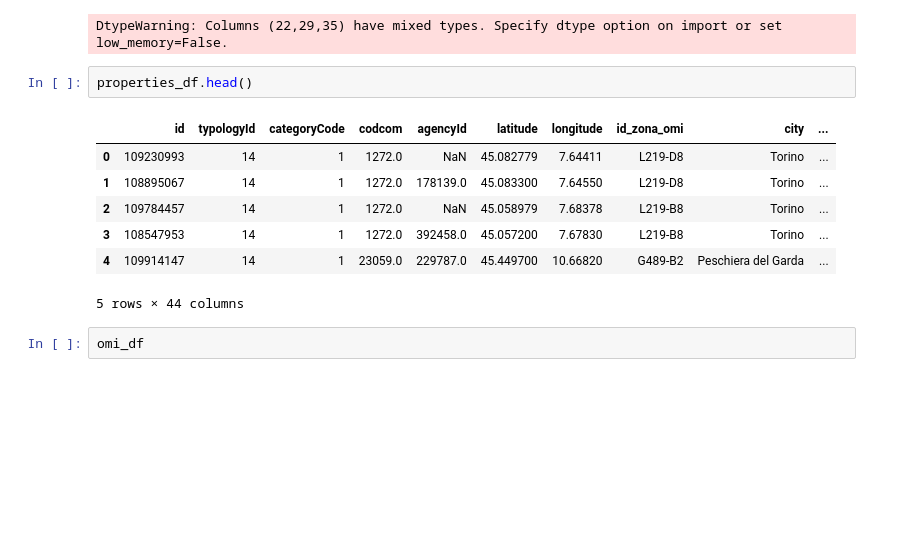
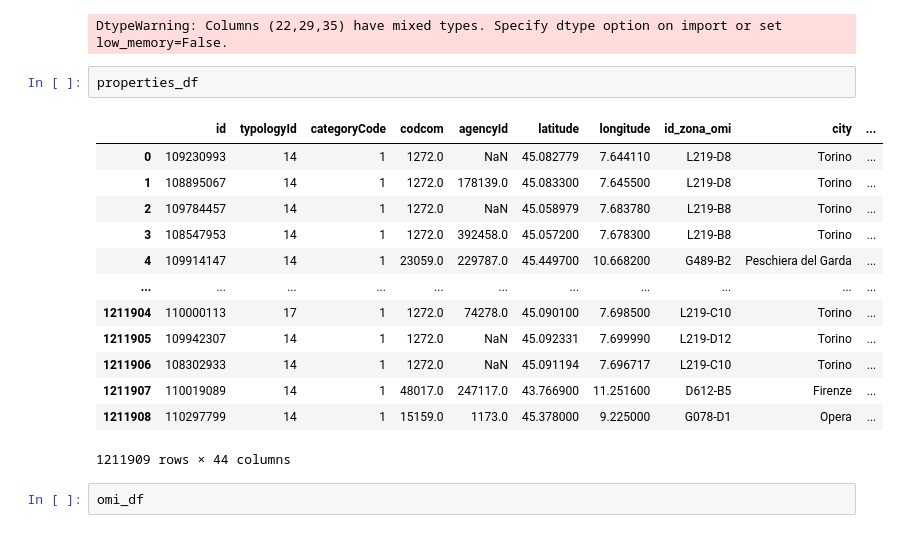
Before and after one commit to jackma-00/house-price-prediction, a Jupyter notebook: experiments/1_house_price_feature_backfill.ipynb, the cells around one changed output. Drawn from its saved outputs; the diff is of its cells as text; blank space fills up the shorter version.

```diff
--- a/experiments/1_house_price_feature_backfill.ipynb
+++ b/experiments/1_house_price_feature_backfill.ipynb
@@ -43,15 +72,21 @@ omi_df = pd.read_csv(omi_csv)
 # %% [output]
 DtypeWarning: Columns (22,29,35) have mixed types. Specify dtype option on import or set low_memory=False.
 # %%
-properties_df.head()
+properties_df
 # %% [output]
 |  | id | typologyId | categoryCode | codcom | agencyId | latitude | longitude | id_zona_omi | city | ... |
-| 0 | 109230993 | 14 | 1 | 1272.0 | NaN | 45.082779 | 7.64411 | L219-D8 | Torino | ... |
-| 1 | 108895067 | 14 | 1 | 1272.0 | 178139.0 | 45.083300 | 7.64550 | L219-D8 | Torino | ... |
-| 2 | 109784457 | 14 | 1 | 1272.0 | NaN | 45.058979 | 7.68378 | L219-B8 | Torino | ... |
-| 3 | 108547953 | 14 | 1 | 1272.0 | 392458.0 | 45.057200 | 7.67830 | L219-B8 | Torino | ... |
-| 4 | 109914147 | 14 | 1 | 23059.0 | 229787.0 | 45.449700 | 10.66820 | G489-B2 | Peschiera del Garda | ... |
+| 0 | 109230993 | 14 | 1 | 1272.0 | NaN | 45.082779 | 7.644110 | L219-D8 | Torino | ... |
+| 1 | 108895067 | 14 | 1 | 1272.0 | 178139.0 | 45.083300 | 7.645500 | L219-D8 | Torino | ... |
+| 2 | 109784457 | 14 | 1 | 1272.0 | NaN | 45.058979 | 7.683780 | L219-B8 | Torino | ... |
+| 3 | 108547953 | 14 | 1 | 1272.0 | 392458.0 | 45.057200 | 7.678300 | L219-B8 | Torino | ... |
+| 4 | 109914147 | 14 | 1 | 23059.0 | 229787.0 | 45.449700 | 10.668200 | G489-B2 | Peschiera del Garda | ... |
+| ... | ... | ... | ... | ... | ... | ... | ... | ... | ... | ... |
+| 1211904 | 110000113 | 17 | 1 | 1272.0 | 74278.0 | 45.090100 | 7.698500 | L219-C10 | Torino | ... |
+| 1211905 | 109942307 | 14 | 1 | 1272.0 | NaN | 45.092331 | 7.699990 | L219-D12 | Torino | ... |
+| 1211906 | 108302933 | 14 | 1 | 1272.0 | NaN | 45.091194 | 7.696717 | L219-C10 | Torino | ... |
+| 1211907 | 110019089 | 14 | 1 | 48017.0 | 247117.0 | 43.766900 | 11.251600 | D612-B5 | Firenze | ... |
+| 1211908 | 110297799 | 14 | 1 | 15159.0 | 1173.0 | 45.378000 | 9.225000 | G078-D1 | Opera | ... |
-5 rows × 44 columns
+1211909 rows × 44 columns
 # %%
 omi_df
 # %% [output]
```
Also changed, not shown: parts of 9 cells of this notebook.
